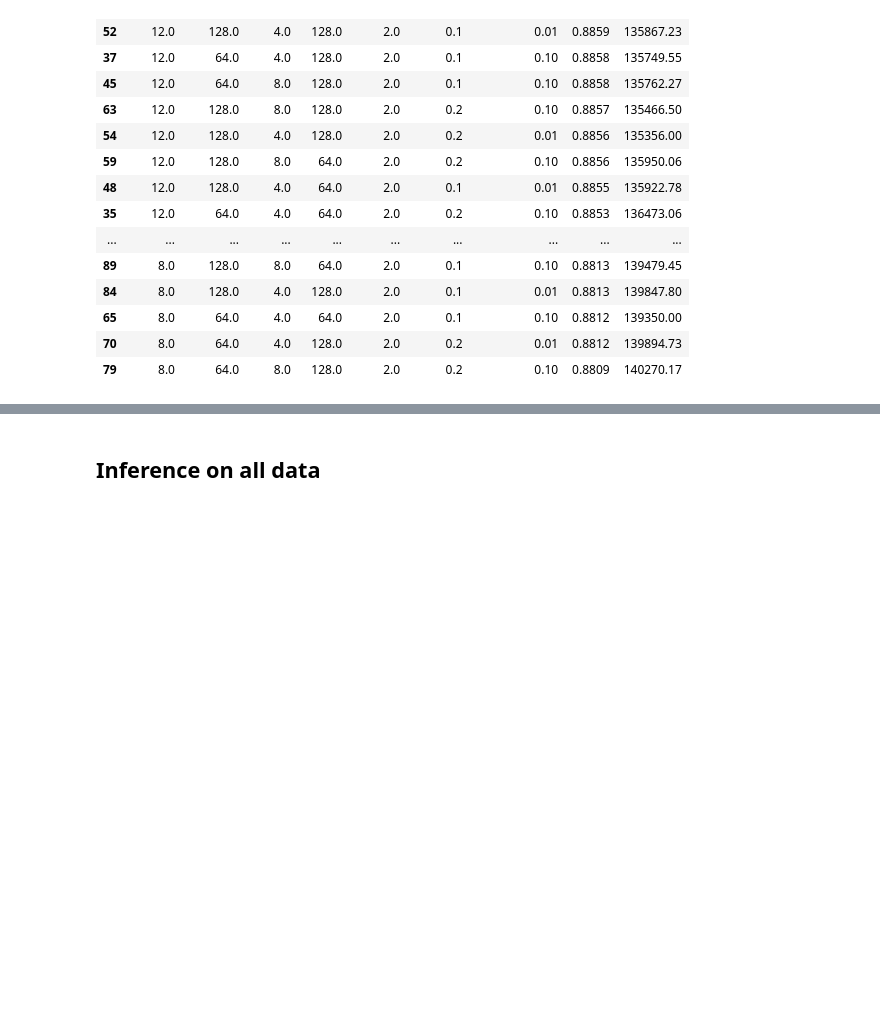
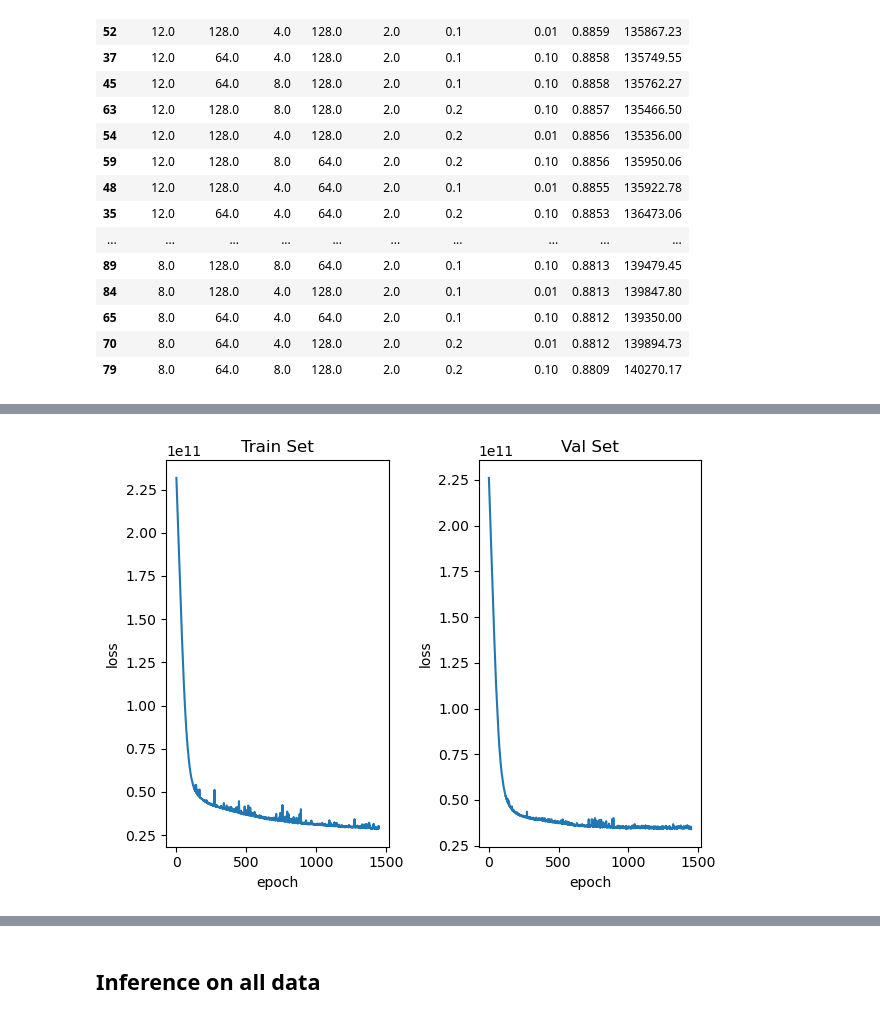
Before and after one commit to S3researchUSC/MEF-Regression, a Jupyter notebook: attention_MEFs.ipynb, the cells around one changed output, grey strips where cells are left out. Drawn from its saved outputs; the diff is of its cells as text; code cells hidden in the pictures; blank space fills up the shorter version.

Commit message:
rerun best attention model after bug fix
previous bug fix caused us to have slightly less data for train/eval. Rerunning best model.

```diff
--- a/attention_MEFs.ipynb
+++ b/attention_MEFs.ipynb
@@ -53,3 +55,17 @@ torch.Size([15158, 4])
 data_sets["train"]["X"].shape
 # %% [output]
 torch.Size([15158, 4, 4])
+# %%
+feature_cols = feature_cols = ['Load', 'VRE', 'Hour', 'Day_of_Year']
+days_in_train_block = 6
+days_in_val_block = 2
+days_in_test_block = 2
+seq_len = 4
+data_sets = load_and_preprocess_sequence_data(data_file, feature_cols, days_in_train_block,
+                                              days_in_val_block, days_in_test_block, seq_len, device)
+print(f"After splitting data to blocks of example sequences...")
+total_examples = sum(len(data_sets[set_name]["X"]) for set_name in ["train", "val", "test"])
+for set_name, data in data_sets.items():
+    if set_name == "full":
+        continue
+    print(f"Number of example sequences in {set_name} set: {len(data['X'])} ({100*len(data['X'])/total_examples:.1f}%)")
@@ -310,0 +342,65 @@ results_df.astype(float).sort_values("r2", ascending=False)[:50]
+# %%
+# data settings
+feature_cols = ['Load', 'VRE', 'Hour', 'Day_of_Year']
+days_in_train_block = 6
+days_in_val_block = 2
+days_in_test_block = 2
+seq_len = 12
+
+# model settings
+input_size = len(feature_cols)
+output_size = 3  # 2 for no intercept term, 3 to include an intercept term
+d_model = 64
+nhead = 4
+dim_ff = 64
+nlayers = 2
+dropout = .1
+final_point_only = True  # Currently must be set to True as I have not implemented an option in our transformer model to predict values for each input hour
+
+# optimizer settings
+learning_rate = .001
+weight_decay = .01
+
+# loss function settings
+loss_function = mse_loss_l1_coeff_reg
+MEF_reg_weight, MDF_reg_weight = 1e7, 1e7
+
+# training settings
+model_dir = os.path.join(work_dir, "rerun_best_model")
+batch_size = 2048
+epochs = 1500
+min_save_r2 = .87
+max_save_mae = 140000
+print_freq = 100
+
+model_settings = {"input_size": input_size,
+              "output_size": output_size,
+              "d_model": d_model,
+              "nhead": nhead,
+              "dim_ff": dim_ff,
+              "nlayers": nlayers,
+              "dropout": dropout,
+              "final_point_only": final_point_only
+             }
+
+data_settings = {"feature_cols": feature_cols,
+             "days_in_train_block": days_in_train_block,
+             "days_in_val_block": days_in_val_block,
+             "days_in_test_block": days_in_test_block,
+             "seq_len": seq_len}
+
+# Load and preprocess data
+data_sets = load_and_preprocess_sequence_data(data_file, feature_cols, days_in_train_block,
+                                          days_in_val_block, days_in_test_block, seq_len, device)
+
+
+model = TransformerModel(input_size, output_size, d_model, nhead, dim_ff, nlayers, dropout)
+model.to(device)
+
+# evaluate
+r2, mae = train_model_with_params_batched(data_sets, data_settings, # data
+                        model, model_settings,  # model settings
+                        learning_rate, weight_decay,  # optimizer settings
+                        loss_function, MEF_reg_weight, MDF_reg_weight,  # loss function settings
+                        model_dir, batch_size, epochs, print_freq, min_save_r2, max_save_mae, verbose=True)  # train settings
+# %% [output]
@@ -310,0 +441 @@ results_df.astype(float).sort_values("r2", ascending=False)[:50]
+[figure, added]
```
Also changed, not shown: parts of 13 cells of this notebook.
